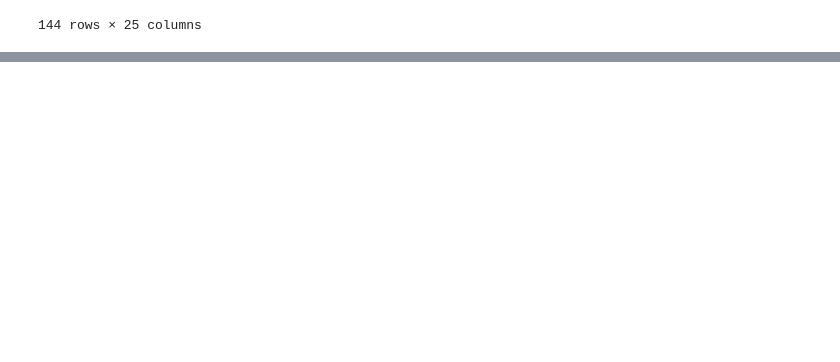
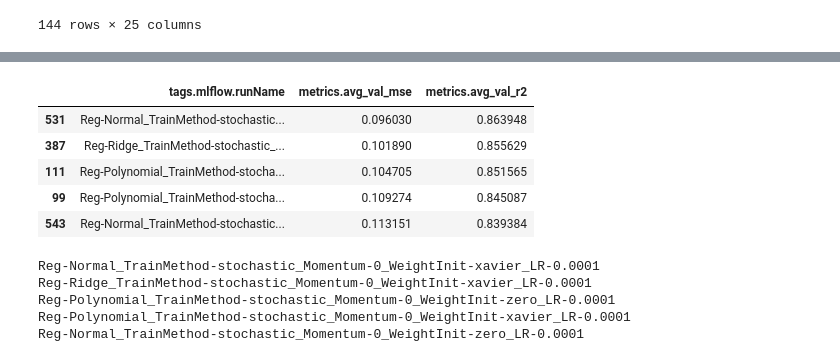
Before and after one commit to Phyke/AT82.03-ML-Car-Price-Prediction, a Jupyter notebook: Prombot_st125923_A2.ipynb, the cells around one changed output, grey strips where cells are left out. Drawn from its saved outputs; the diff is of its cells as text; code cells hidden in the pictures; blank space fills up the shorter version.

```diff
--- a/Prombot_st125923_A2.ipynb
+++ b/Prombot_st125923_A2.ipynb
@@ -679,0 +737,18 @@ runs[runs["tags.mlflow.parentRunId"].isna()]
+# %%
+top5_r2_df[["tags.mlflow.runName", "metrics.avg_val_mse", "metrics.avg_val_r2"]]
+# %% [output]
+|  | tags.mlflow.runName | metrics.avg_val_mse | metrics.avg_val_r2 |
+| 531 | Reg-Normal_TrainMethod-stochastic... | 0.096030 | 0.863948 |
+| 387 | Reg-Ridge_TrainMethod-stochastic_... | 0.101890 | 0.855629 |
+| 111 | Reg-Polynomial_TrainMethod-stocha... | 0.104705 | 0.851565 |
+| 99 | Reg-Polynomial_TrainMethod-stocha... | 0.109274 | 0.845087 |
+| 543 | Reg-Normal_TrainMethod-stochastic... | 0.113151 | 0.839384 |
+# %%
+for p in top5_r2_df.loc[:, "tags.mlflow.runName"]:
+    print(p)
+# %% [output]
+Reg-Normal_TrainMethod-stochastic_Momentum-0_WeightInit-xavier_LR-0.0001
+Reg-Ridge_TrainMethod-stochastic_Momentum-0_WeightInit-xavier_LR-0.0001
+Reg-Polynomial_TrainMethod-stochastic_Momentum-0_WeightInit-zero_LR-0.0001
+Reg-Polynomial_TrainMethod-stochastic_Momentum-0_WeightInit-xavier_LR-0.0001
+Reg-Normal_TrainMethod-stochastic_Momentum-0_WeightInit-zero_LR-0.0001
```
Also changed, not shown: parts of 11 cells of this notebook.
